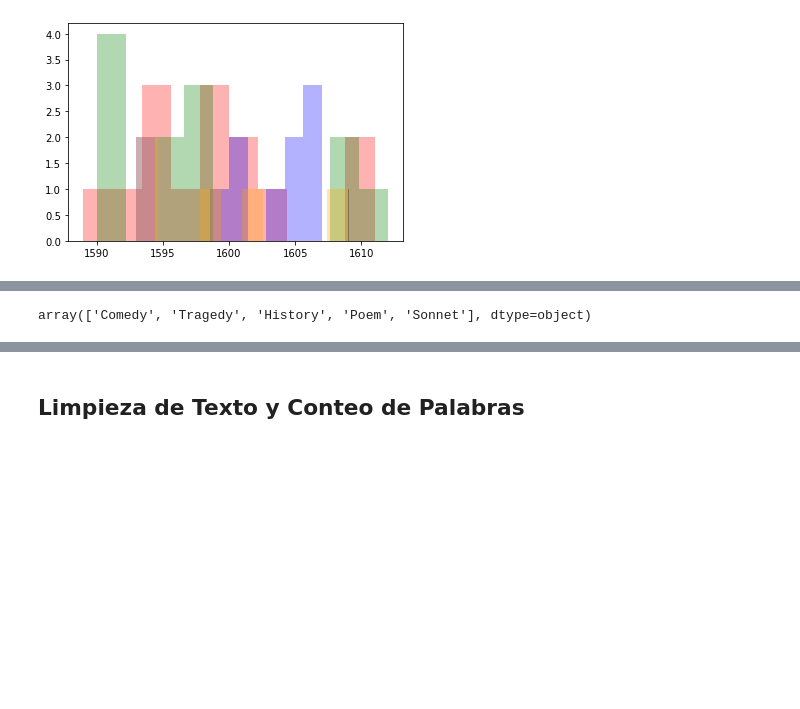
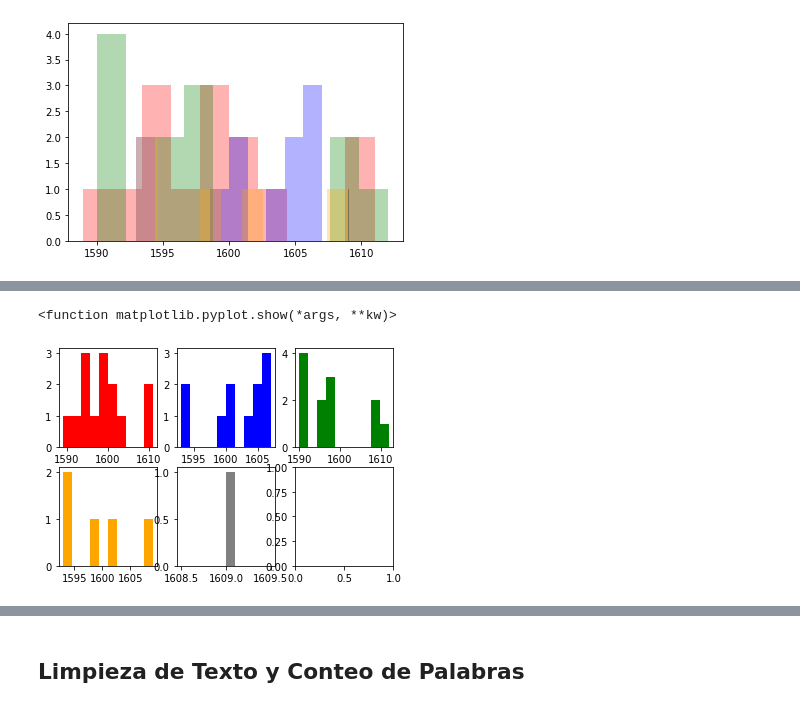
Before and after one commit to srobaina99/Introducci-n-a-ciencia-de-datos, a Jupyter notebook: shakespeare_t1.ipynb, the cells around one changed output, grey strips where cells are left out. Drawn from its saved outputs; the diff is of its cells as text; code cells hidden in the pictures; blank space fills up the shorter version.

Commit message:
Agrego hists x genero y saco signos de puntuación

```diff
--- a/shakespeare_t1.ipynb
+++ b/shakespeare_t1.ipynb
@@ -282,4 +203,12 @@ for i in list(range(0,5)):
-# %%
-df_works['GenreType'].unique()
-# %% [output]
-array(['Comedy', 'Tragedy', 'History', 'Poem', 'Sonnet'], dtype=object)
+# %%
+fig, axes = plt.subplots(nrows=2, ncols=3)
+color = ["Red", "Blue", "Green", "Orange","Grey"]
+for i, genero in enumerate(df_works['GenreType'].unique()):
+    row = i // 3
+    col = i % 3
+    axes[row, col].hist(df_works[df_works['GenreType']==genero]['Date'],color=color[i])
+
+plt.show
+# %% [output]
+<function matplotlib.pyplot.show(*args, **kw)>
+[figure, added]
```
Also changed, not shown: parts of 15 cells of this notebook.
